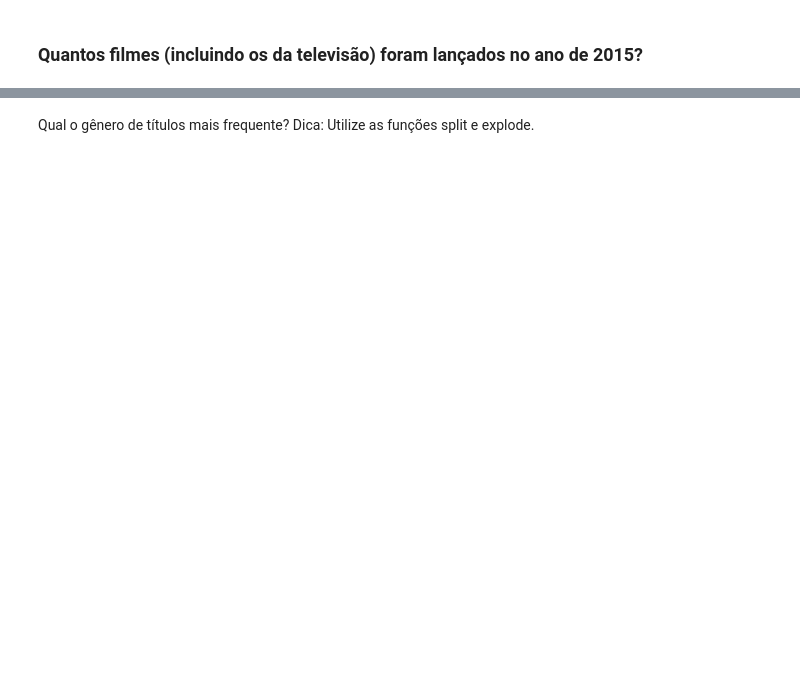
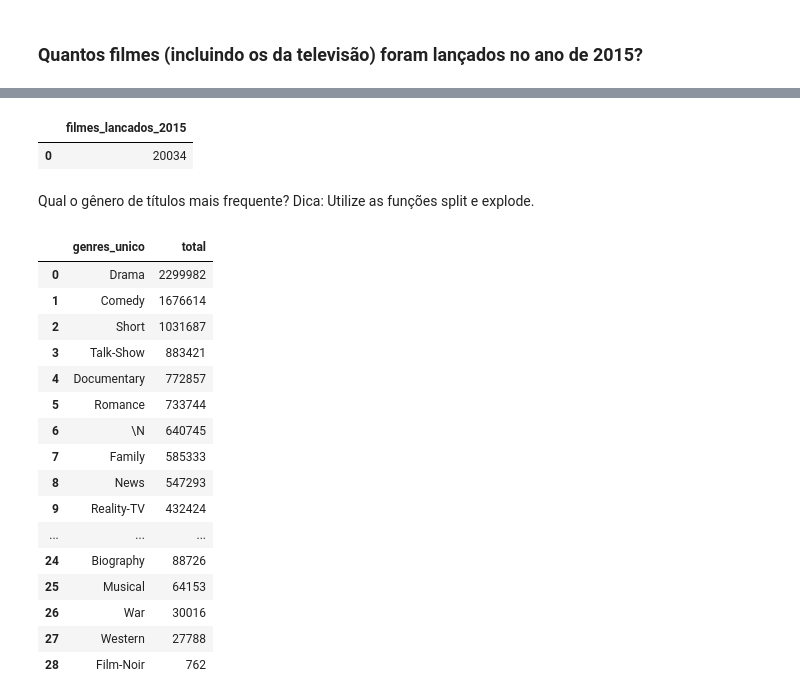
Before and after one commit to 6abi/bootcamp-dados-igti, a Jupyter notebook: semana02/desafio/desafio1.ipynb, the cells around one changed output, grey strips where cells are left out. Drawn from its saved outputs; the diff is of its cells as text; code cells hidden in the pictures; blank space fills up the shorter version.

```diff
--- a/semana02/desafio/desafio1.ipynb
+++ b/semana02/desafio/desafio1.ipynb
@@ -30,12 +71,43 @@ df_ratings.limit(5).toPandas()
 # %%
-filmes_lancados_2015 = (
+(
     df_titles
     .withColumn('startYear', f.col('startYear').cast('int'))
-    .filter('titleType =="movie" AND startYear == 2015')
-    .agg(f.count(f.col('startYear')).alias('filmes_lancados_2015'))
+    .filter('titleType IN("tvMovie", "movie") AND startYear == 2015')
+#     .groupby('titleType')
+    .agg(f.count(f.col('startYear')).alias('filmes_lancados_2015'),)
     .toPandas()
 )
-filmes_lancados_2015
+# %% [output]
+|  | filmes_lancados_2015 |
+| 0 | 20034 |
 # %% [markdown]
 Qual o gênero de títulos mais frequente?
 Dica: Utilize as funções split e explode.
+# %%
+  (
+    df_titles
+    .withColumn('genres_array', f.split(f.col('genres'), ','))
+    .withColumn('genres_unico', f.explode(f.col('genres_array')))
+    .groupby('genres_unico')
+    .agg(f.count(f.col('genres_unico')).alias('total'),)
+    .orderBy(desc('total'))
+    .toPandas()
+)
+# %% [output]
+|  | genres_unico | total |
+| 0 | Drama | 2299982 |
+| 1 | Comedy | 1676614 |
+| 2 | Short | 1031687 |
+| 3 | Talk-Show | 883421 |
+| 4 | Documentary | 772857 |
+| 5 | Romance | 733744 |
+| 6 | \N | 640745 |
+| 7 | Family | 585333 |
+| 8 | News | 547293 |
+| 9 | Reality-TV | 432424 |
+| ... | ... | ... |
+| 24 | Biography | 88726 |
+| 25 | Musical | 64153 |
+| 26 | War | 30016 |
+| 27 | Western | 27788 |
+| 28 | Film-Noir | 762 |
```
Also changed, not shown: parts of 11 cells of this notebook, 1 other file.
